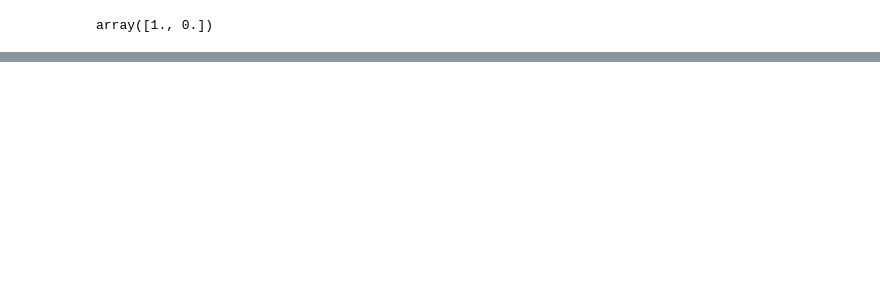
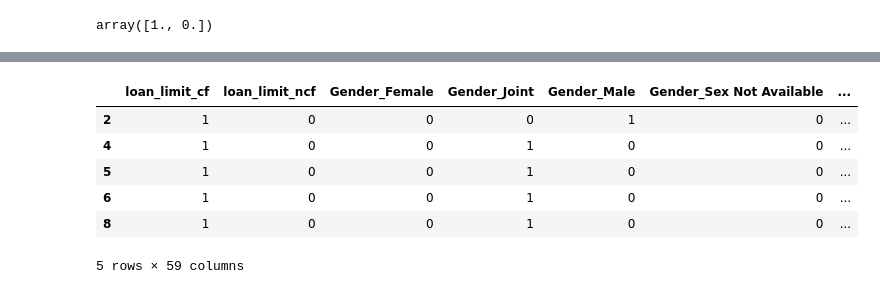
Before and after one commit to MohamedAziz-Khezami/Default, a Jupyter notebook: data.ipynb, the cells around one changed output, grey strips where cells are left out. Saved outputs shown, nothing was run; the diff lists cells and outputs as text; code cells hidden in the pictures; blank space fills up the shorter version.

```diff
--- a/data.ipynb
+++ b/data.ipynb
@@ -358,0 +377,2 @@ array([0])
+# %%
+pre.dropna(inplace=True)
@@ -358,0 +408,4 @@ array([0])
+# %%
+X_ohe_train = ohe.transform(pre[cat_vars])
+
+X_ohe_train
@@ -358,0 +420,15 @@ array([0])
+# %%
+transformed_ohe = pd.DataFrame(
+    data=X_ohe_train,
+    columns=ohe.get_feature_names_out(cat_vars),
+    index=pre.index,
+)
+transformed_ohe.head()
+# %% [output]
+|  | loan_limit_cf | loan_limit_ncf | Gender_Female | Gender_Joint | Gender_Male | Gender_Sex Not Available | ... |
+| 2 | 1 | 0 | 0 | 0 | 1 | 0 | ... |
+| 4 | 1 | 0 | 0 | 1 | 0 | 0 | ... |
+| 5 | 1 | 0 | 0 | 1 | 0 | 0 | ... |
+| 6 | 1 | 0 | 0 | 1 | 0 | 0 | ... |
+| 8 | 1 | 0 | 0 | 1 | 0 | 0 | ... |
+5 rows × 59 columns
```
Also changed, not shown: parts of 52 cells of this notebook, 9 other files.
